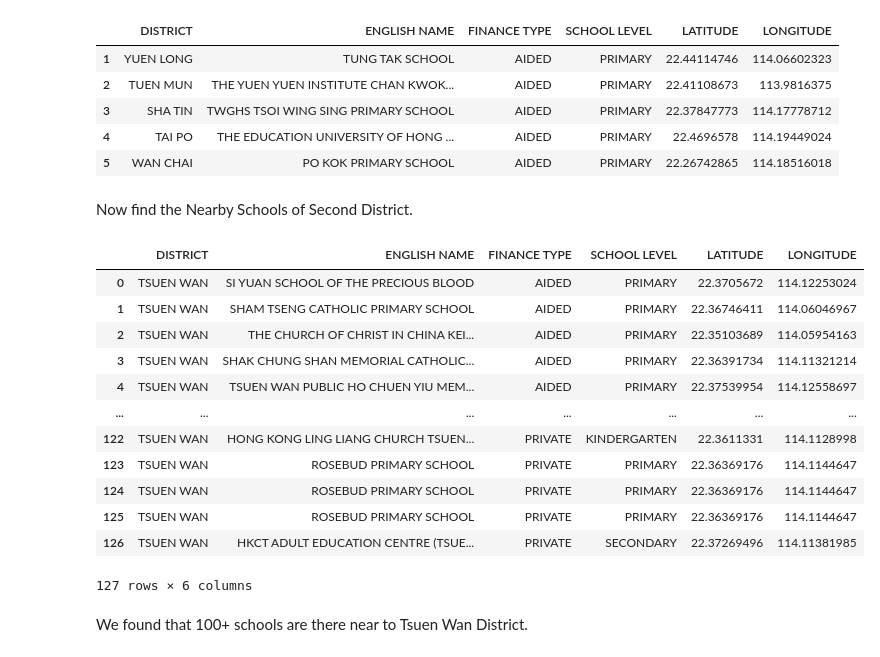
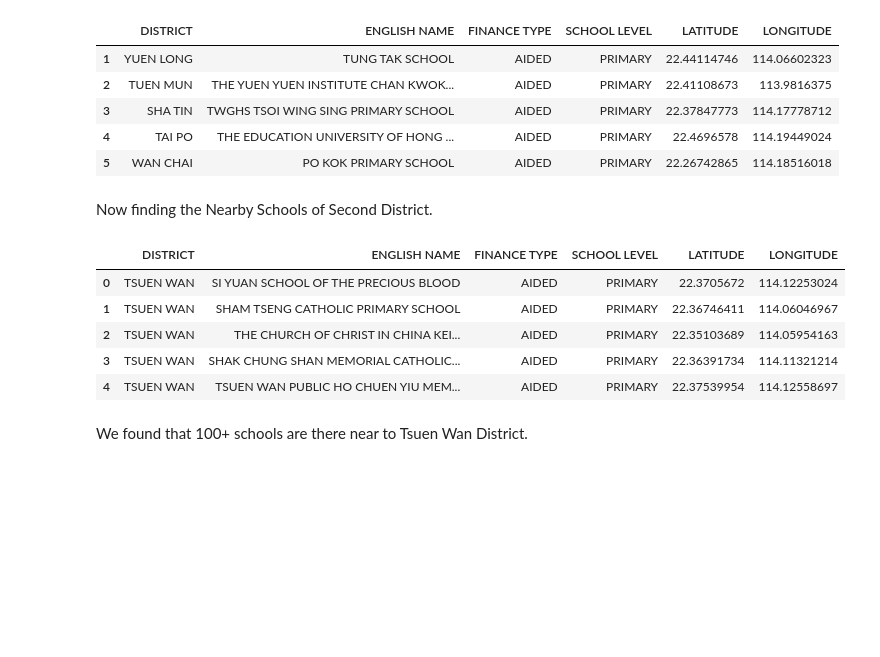
Before and after one commit to chauhan71084/Coursera_Capstone, a Jupyter notebook: BattleofNeighbourhoods2.ipynb, the cells around one changed output. Cells and saved outputs as stored; diff of their text form; code cells hidden in the pictures; blank space fills up the shorter version.

```diff
--- a/BattleofNeighbourhoods2.ipynb
+++ b/BattleofNeighbourhoods2.ipynb
@@ -269,24 +275,17 @@ nearby_schools.head(5)
 | 4 | TAI PO | THE EDUCATION UNIVERSITY OF HONG ... | AIDED | PRIMARY | 22.4696578 | 114.19449024 |
 | 5 | WAN CHAI | PO KOK PRIMARY SCHOOL | AIDED | PRIMARY | 22.26742865 | 114.18516018 |
 # %% [markdown]
-Now find the Nearby Schools of Second District.
+Now finding the Nearby Schools of Second District.
 # %%
 filter_data = nearby_schools[nearby_schools['DISTRICT']==district_name].reset_index(drop=True)
-filter_data
+filter_data.head()
 # %% [output]
 |  | DISTRICT | ENGLISH NAME | FINANCE TYPE | SCHOOL LEVEL | LATITUDE | LONGITUDE |
 | 0 | TSUEN WAN | SI YUAN SCHOOL OF THE PRECIOUS BLOOD | AIDED | PRIMARY | 22.3705672 | 114.12253024 |
 | 1 | TSUEN WAN | SHAM TSENG CATHOLIC PRIMARY SCHOOL | AIDED | PRIMARY | 22.36746411 | 114.06046967 |
 | 2 | TSUEN WAN | THE CHURCH OF CHRIST IN CHINA KEI... | AIDED | PRIMARY | 22.35103689 | 114.05954163 |
 | 3 | TSUEN WAN | SHAK CHUNG SHAN MEMORIAL CATHOLIC... | AIDED | PRIMARY | 22.36391734 | 114.11321214 |
 | 4 | TSUEN WAN | TSUEN WAN PUBLIC HO CHUEN YIU MEM... | AIDED | PRIMARY | 22.37539954 | 114.12558697 |
-| ... | ... | ... | ... | ... | ... | ... |
-| 122 | TSUEN WAN | HONG KONG LING LIANG CHURCH TSUEN... | PRIVATE | KINDERGARTEN | 22.3611331 | 114.1128998 |
-| 123 | TSUEN WAN | ROSEBUD PRIMARY SCHOOL | PRIVATE | PRIMARY | 22.36369176 | 114.1144647 |
-| 124 | TSUEN WAN | ROSEBUD PRIMARY SCHOOL | PRIVATE | PRIMARY | 22.36369176 | 114.1144647 |
-| 125 | TSUEN WAN | ROSEBUD PRIMARY SCHOOL | PRIVATE | PRIMARY | 22.36369176 | 114.1144647 |
-| 126 | TSUEN WAN | HKCT ADULT EDUCATION CENTRE (TSUE... | PRIVATE | SECONDARY | 22.37269496 | 114.11381985 |
-127 rows × 6 columns
 # %% [markdown]
 We found that 100+ schools are there near to Tsuen Wan District.
 # %%
```
Also changed, not shown: parts of 49 cells of this notebook, 1 other file.
